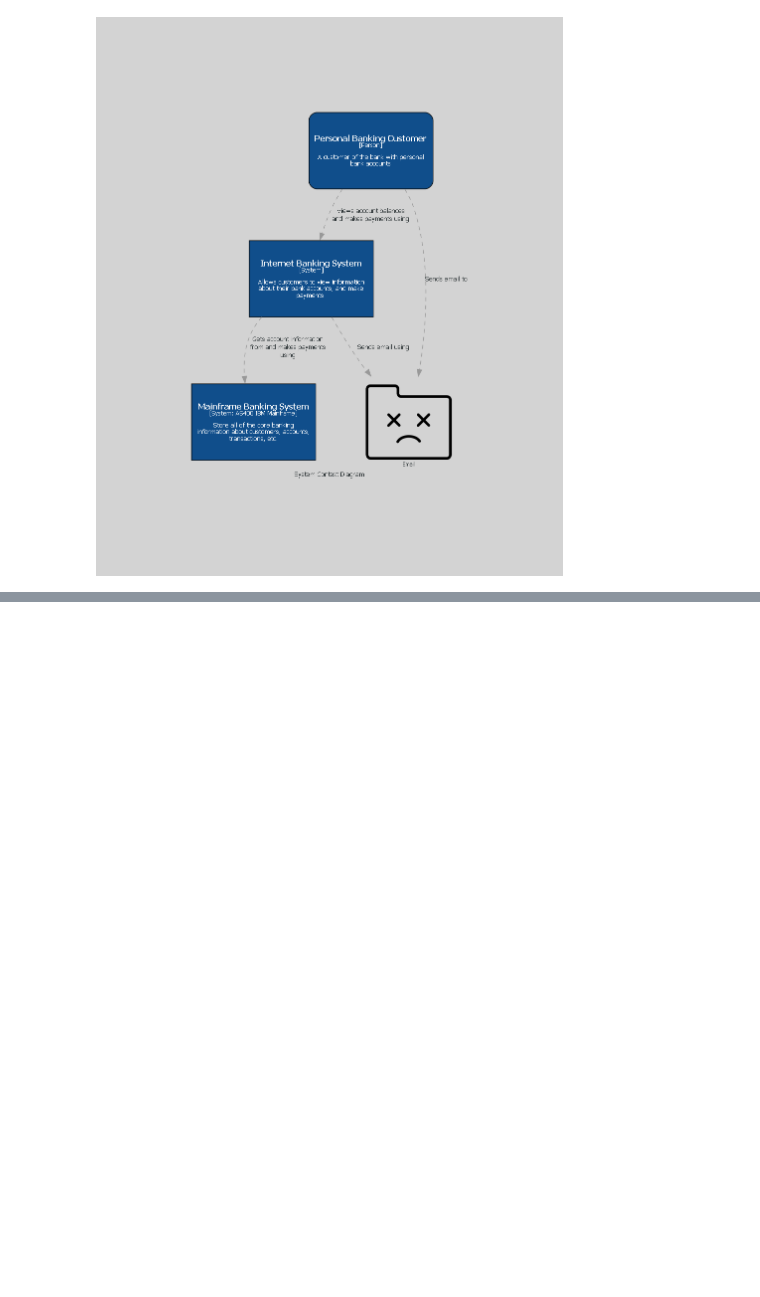
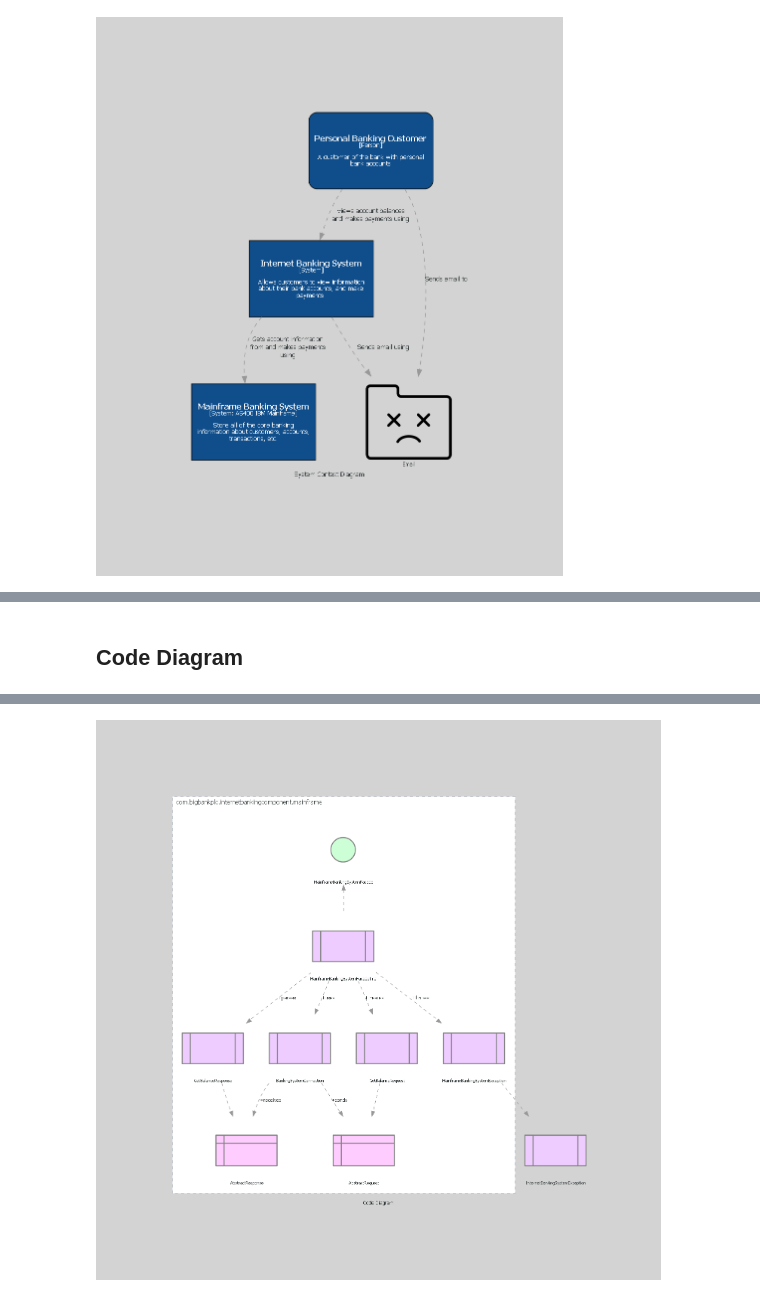
Before and after one commit to 7ft10/C4ArchitectureExamples, a Jupyter notebook: C4_Architecture_Examples.ipynb, the cells around one changed output, grey strips where cells are left out. Drawn from its saved outputs; the diff is of its cells as text; code cells hidden in the pictures; blank space fills up the shorter version.

```diff
--- a/C4_Architecture_Examples.ipynb
+++ b/C4_Architecture_Examples.ipynb
@@ -192,0 +192,49 @@ Warning: node '450befa37bf546bb951013da75a91ad5', graph 'Component Diagram' size
+# %%
+#@title Code Diagram
+from IPython.display import display, Markdown
+from diagrams import Diagram
+from diagrams.programming.flowchart import InternalStorage, Inspection, PredefinedProcess
+from diagrams.c4 import SystemBoundary, Relationship
+from _Repository import Systems, Applications
+
+settings = { **default_settings, **{
+  "name": "Code Diagram",
+  "direction": "TB"
+}}
+
+with Diagram(**settings) as diagram:
+
+  internetBankingSystemException = PredefinedProcess("InternetBankingSystemException")
+
+  with SystemBoundary("com.bigbankplc.internetbankingcomponent.mainframe"):
+    mainframeBankingSystemFacade = Inspection("MainframeBankingSystemFacade")
+
+    mainframeBankingSystemFacadeImpl = PredefinedProcess("MainframeBankingSystemFacadeImpl")
+    mainframeBankingSystemException = PredefinedProcess("MainframeBankingSystemException")
+
+    getBalanceResponse = PredefinedProcess("GetBalanceResponse")
+    getBalanceRequest = PredefinedProcess("GetBalanceRequest")
+
+    abstractResponse = InternalStorage("AbstractResponse")
+    abstractRequest = InternalStorage("AbstractRequest")
+
+    bankingSystemConnection = PredefinedProcess("BankingSystemConnection")
+
+  mainframeBankingSystemFacade << Relationship() << mainframeBankingSystemFacadeImpl
+  mainframeBankingSystemFacadeImpl >> Relationship("+throws") >> mainframeBankingSystemException
+  mainframeBankingSystemFacadeImpl >> Relationship("+parses") >> getBalanceResponse
+  mainframeBankingSystemFacadeImpl >> Relationship("+creates") >> getBalanceRequest
+  mainframeBankingSystemFacadeImpl >> Relationship("+uses") >> bankingSystemConnection
+
+  mainframeBankingSystemException >> Relationship() >> internetBankingSystemException
+
+  getBalanceRequest >> Relationship() >> abstractRequest
+  getBalanceResponse >> Relationship() >> abstractResponse
+
+  bankingSystemConnection >> Relationship("+sends") >> abstractRequest
+  bankingSystemConnection >> Relationship("+receives") >> abstractResponse
+
+display(Markdown("## " + settings["name"]))
+display(diagram)
+# %% [output]
+## Code Diagram
@@ -192,0 +242 @@ Warning: node '450befa37bf546bb951013da75a91ad5', graph 'Component Diagram' size
+[figure, added]
```
Also changed, not shown: parts of 3 cells of this notebook.
